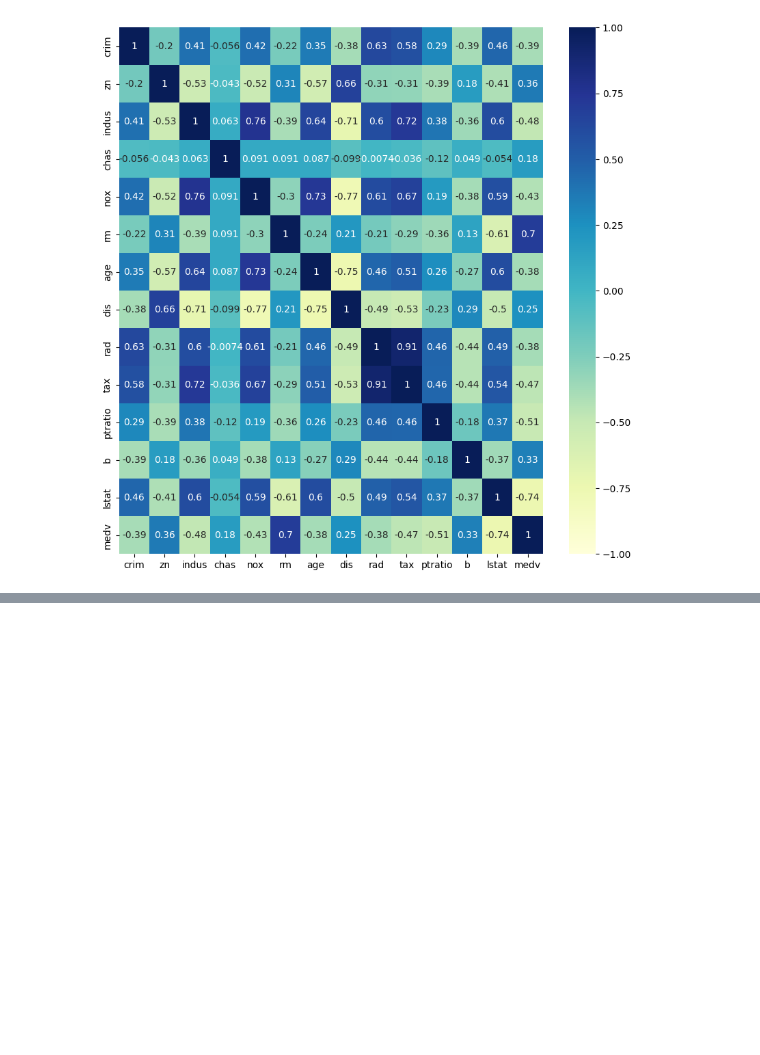
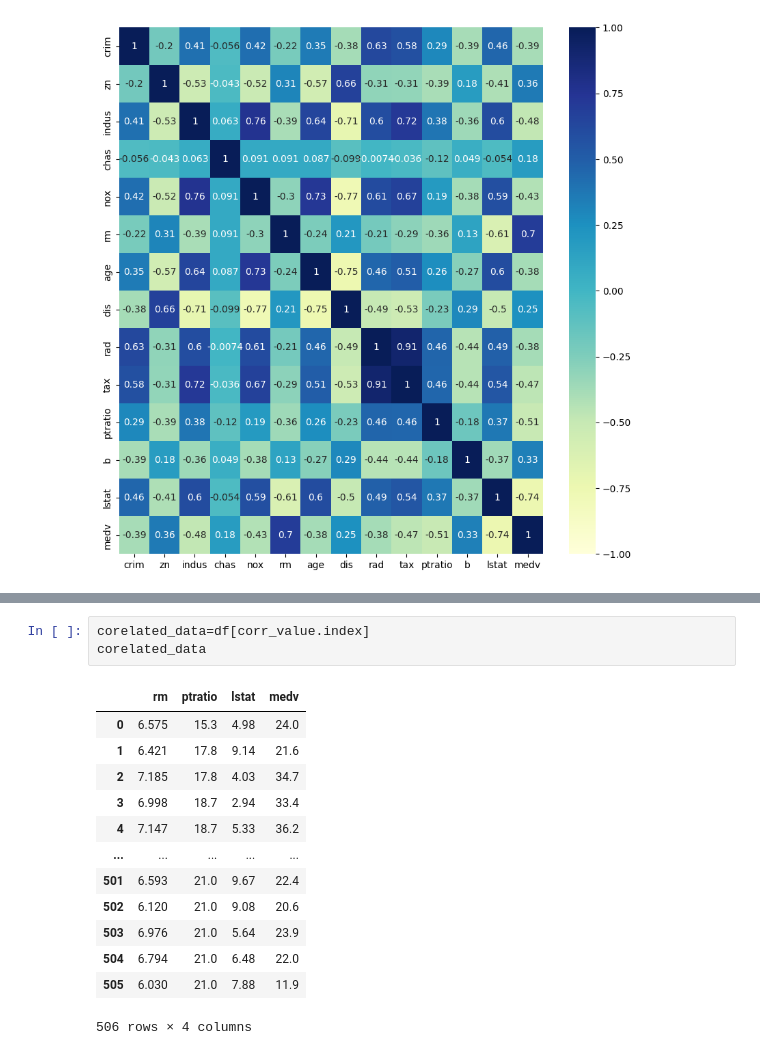
Before and after one commit to Pratyusha-Mukherjee/FSP-MachineLearning, a Jupyter notebook: day3/multiple_linear_regression.ipynb, the cells around one changed output, grey strips where cells are left out. Saved outputs shown, nothing was run; the diff lists cells and outputs as text; blank space fills up the shorter version.

```diff
--- a/day3/multiple_linear_regression.ipynb
+++ b/day3/multiple_linear_regression.ipynb
@@ -306,0 +328,17 @@ plt.show()
+# %%
+corelated_data=df[corr_value.index]
+corelated_data
+# %% [output]
+|  | rm | ptratio | lstat | medv |
+| 0 | 6.575 | 15.3 | 4.98 | 24.0 |
+| 1 | 6.421 | 17.8 | 9.14 | 21.6 |
+| 2 | 7.185 | 17.8 | 4.03 | 34.7 |
+| 3 | 6.998 | 18.7 | 2.94 | 33.4 |
+| 4 | 7.147 | 18.7 | 5.33 | 36.2 |
+| ... | ... | ... | ... | ... |
+| 501 | 6.593 | 21.0 | 9.67 | 22.4 |
+| 502 | 6.120 | 21.0 | 9.08 | 20.6 |
+| 503 | 6.976 | 21.0 | 5.64 | 23.9 |
+| 504 | 6.794 | 21.0 | 6.48 | 22.0 |
+| 505 | 6.030 | 21.0 | 7.88 | 11.9 |
+506 rows × 4 columns
```
Also changed, not shown: parts of 7 cells of this notebook.
